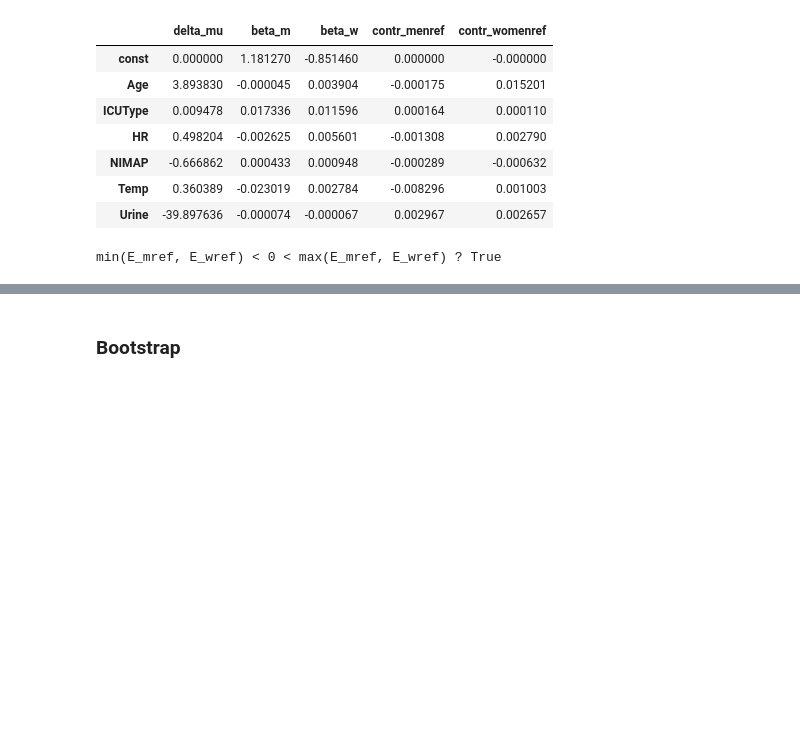
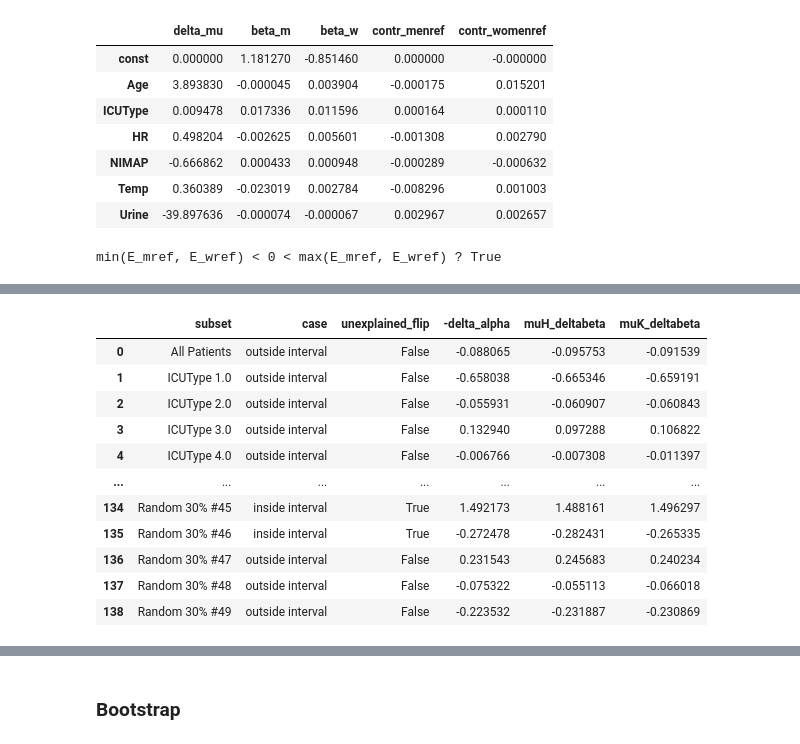
Before and after one commit to manuelquinteroc/OBD_AISTATS27, a Jupyter notebook: Kaggle_ICU_mortality/OB_bootstrap.ipynb, the cells around one changed output, grey strips where cells are left out. Saved outputs shown, nothing was run; the diff lists cells and outputs as text; code cells hidden in the pictures; blank space fills up the shorter version.

Commit message:
checked assumption 6.1

```diff
--- a/Kaggle_ICU_mortality/OB_bootstrap.ipynb
+++ b/Kaggle_ICU_mortality/OB_bootstrap.ipynb
@@ -535,0 +628,86 @@ min(E_mref, E_wref) < 0 < max(E_mref, E_wref) ? True
+# %%
+# =========================
+# Minimal Case A/B classification (inside vs outside interval)
+# =========================
+
+def classify_inside_outside(subset: pd.DataFrame, eps: float = 1e-12):
+    men   = subset[subset["female"] == 0]
+    women = subset[subset["female"] == 1]
+    if men.empty or women.empty:
+        return None
+
+    Xm = add_const(men[x_cols])
+    Xw = add_const(women[x_cols])
+
+    bm = sm.OLS(men[y_col], Xm, missing="drop").fit().params
+    bw = sm.OLS(women[y_col], Xw, missing="drop").fit().params
+
+    delta_alpha = float(bm["const"] - bw["const"])
+    delta_beta  = (bm[x_cols] - bw[x_cols])
+
+    muH_deltabeta = float(men[x_cols].mean() @ delta_beta)
+    muK_deltabeta = float(women[x_cols].mean() @ delta_beta)
+
+    neg_delta_alpha = -delta_alpha
+    lo = min(muH_deltabeta, muK_deltabeta)
+    hi = max(muH_deltabeta, muK_deltabeta)
+
+    inside = (lo + eps) < neg_delta_alpha < (hi - eps)
+
+    return {
+        "case": "inside interval" if inside else "outside interval",
+        "-delta_alpha": neg_delta_alpha,
+        "muH_deltabeta": muH_deltabeta,
+        "muK_deltabeta": muK_deltabeta,
+    }
+
+
+rows = []
+for label, subset in subsets:
+    if len(subset) < 100:
+        continue
+    out = classify_inside_outside(subset, eps=1e-12)
+    if out is None:
+        continue
+    out["subset"] = label
+    rows.append(out)
+
+case_df = pd.DataFrame(rows)
+
+# attach unexplained flip indicator
+case_df = case_df.merge(
+    results_df[["subset", "unexplained_flip"]],
+    on="subset",
+    how="left"
+)
+
+# reorder columns exactly as requested
+case_df = case_df[[
+    "subset",
+    "case",
+    "unexplained_flip",
+    "-delta_alpha",
+    "muH_deltabeta",
+    "muK_deltabeta",
+]]
+
+display(case_df.round(6))
+
+# sanity check counts
+print("\nCounts:")
+print(case_df["case"].value_counts())
+print("\nFlip rate by case:")
+print(case_df.groupby("case")["unexplained_flip"].mean())
+# %% [output]
+|  | subset | case | unexplained_flip | -delta_alpha | muH_deltabeta | muK_deltabeta |
+| 0 | All Patients | outside interval | False | -0.088065 | -0.095753 | -0.091539 |
+| 1 | ICUType 1.0 | outside interval | False | -0.658038 | -0.665346 | -0.659191 |
+| 2 | ICUType 2.0 | outside interval | False | -0.055931 | -0.060907 | -0.060843 |
+| 3 | ICUType 3.0 | outside interval | False | 0.132940 | 0.097288 | 0.106822 |
+| 4 | ICUType 4.0 | outside interval | False | -0.006766 | -0.007308 | -0.011397 |
+| ... | ... | ... | ... | ... | ... | ... |
+| 134 | Random 30% #45 | inside interval | True | 1.492173 | 1.488161 | 1.496297 |
+| 135 | Random 30% #46 | inside interval | True | -0.272478 | -0.282431 | -0.265335 |
+| 136 | Random 30% #47 | outside interval | False | 0.231543 | 0.245683 | 0.240234 |
+| 137 | Random 30% #48 | outside interval | False | -0.075322 | -0.055113 | -0.066018 |
+| 138 | Random 30% #49 | outside interval | False | -0.223532 | -0.231887 | -0.230869 |
```
Also changed, not shown: parts of 6 cells of this notebook.
